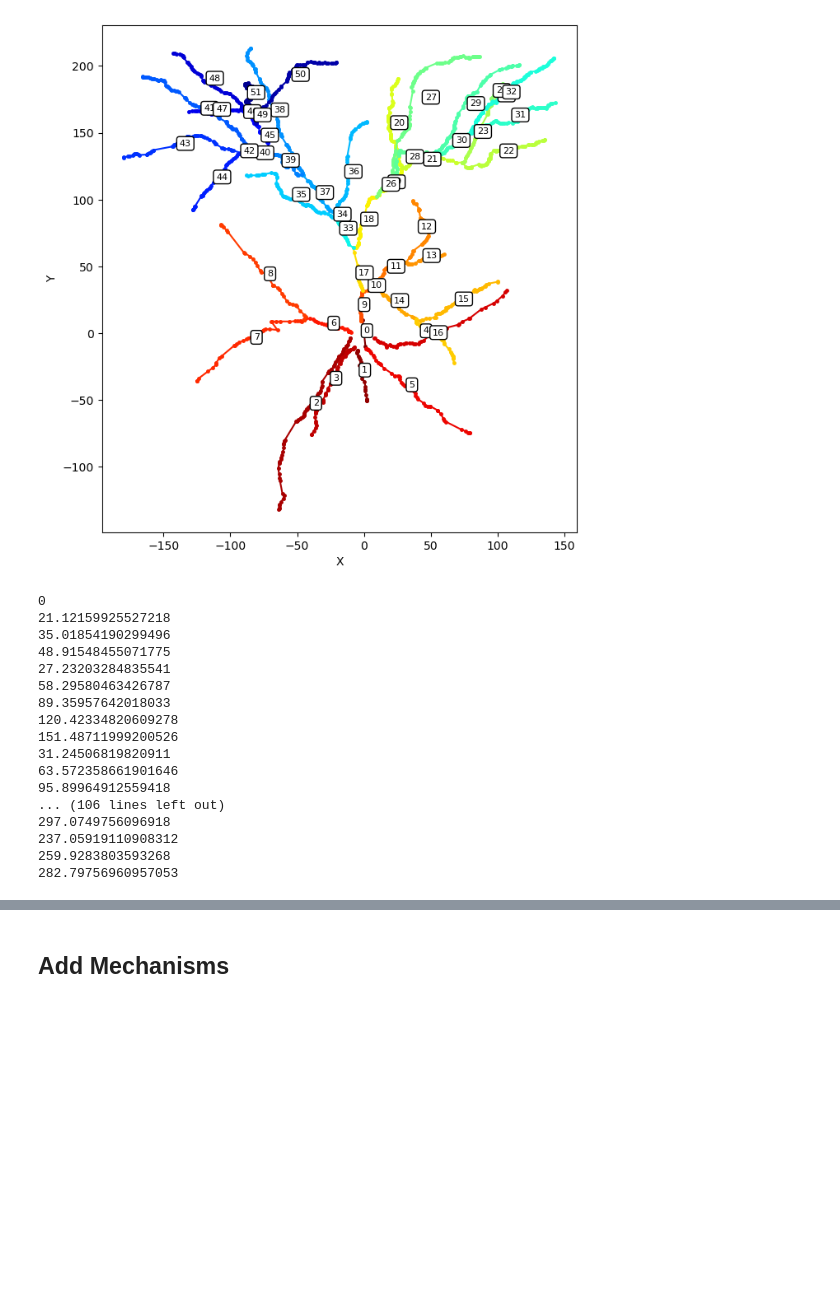
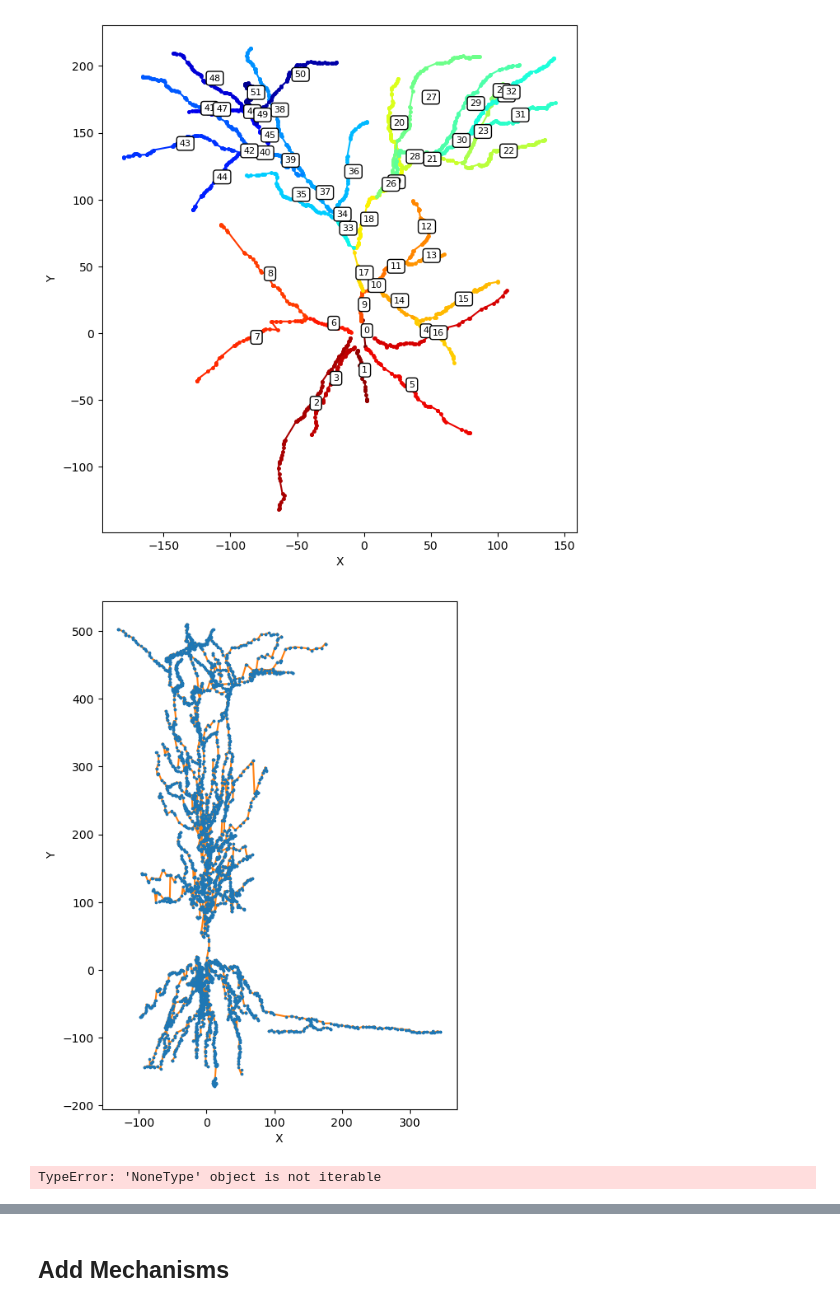
Before and after one commit to Poirazi-Lab/DendroTweaksApp, a Jupyter notebook: app/src/model_demo.ipynb, the cells around one changed output, grey strips where cells are left out. Cells and saved outputs as stored; diff of their text form; code cells hidden in the pictures; blank space fills up the shorter version.

```diff
--- a/app/src/model_demo.ipynb
+++ b/app/src/model_demo.ipynb
@@ -46,5 +47,5 @@ import os
 cwd = os.getcwd()
 path_to_data = os.path.join(cwd, 'data')
 # %%
-model = dd.Model(name='Park_2019',
+model = dd.Model(name='CA1_old',
                  path_to_data=path_to_data)
@@ -131,27 +122,17 @@ model.sec_tree.plot(ax,
                     annotate=True)
 # %% [output]
 [figure]
-# %%
-for i, seg in enumerate(model.seg_tree):
-    print(seg.distance_to_root)
-# %% [output]
-0
-21.12159925527218
-35.01854190299496
-48.91548455071775
-27.23203284835541
-58.29580463426787
-89.35957642018033
-120.42334820609278
-151.48711999200526
-31.24506819820911
-63.572358661901646
-95.89964912559418
-... (106 lines left out)
-297.0749756096918
-237.05919110908312
-259.9283803593268
-282.79756960957053
+# %%
+fig, ax = plt.subplots(figsize=(8, 8))
+model.swc_tree.plot(ax, edges=True, projection='XY',
+              annotate=False)
+# %% [output]
+[figure, added]
+# %%
+apical_sections = [sec.idx for sec in model.sec_tree if sec.domain == 'apic']
+model.sec_tree.plot_radii_distribution(highlight=apical_sections, show_soma=False)
+# %% [output]
+TypeError: 'NoneType' object is not iterable
 # %%
 model.domains
 # %% [output]
```
Also changed, not shown: parts of 42 cells of this notebook, 23 other files.
